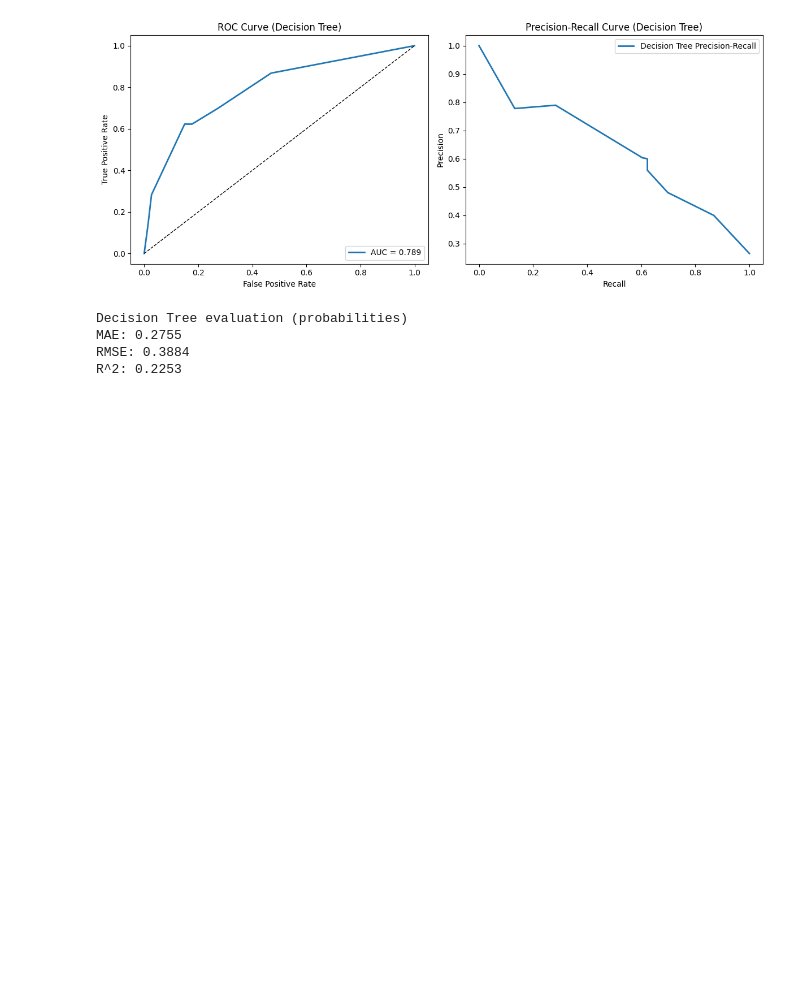
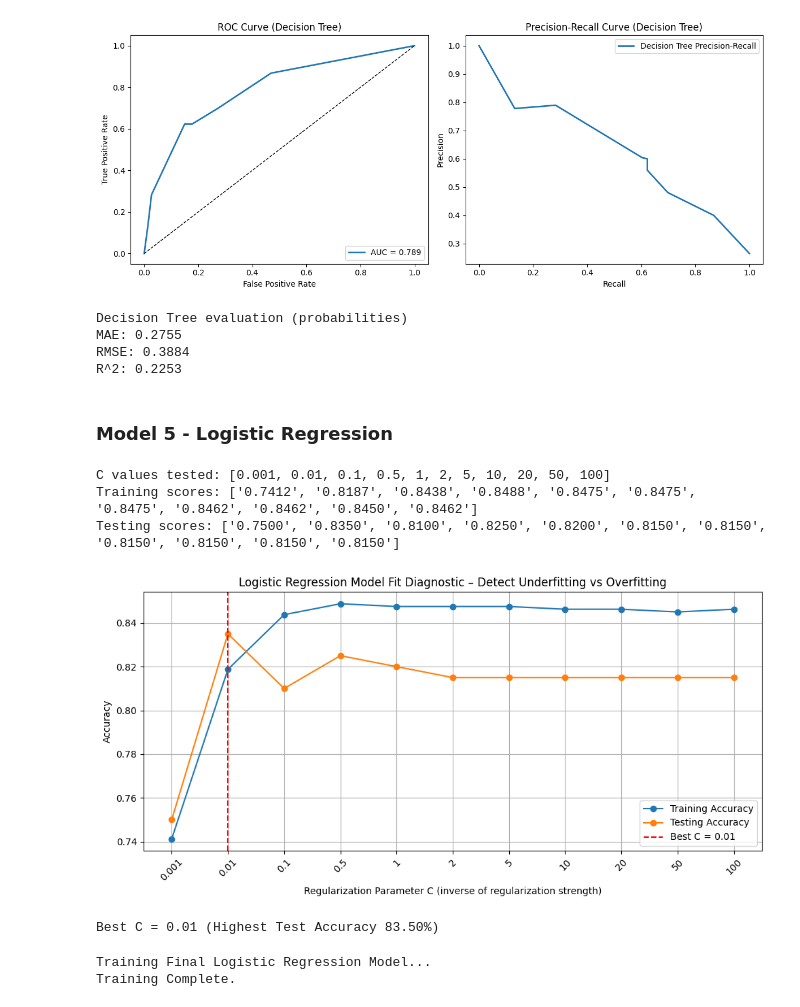
Before and after one commit to PoisonDarterz/wie3007_assignment, a Jupyter notebook: group_project.ipynb, the cells around one changed output. Saved outputs shown, nothing was run; the diff lists cells and outputs as text; code cells hidden in the pictures; blank space fills up the shorter version.

Commit message:
Implement logistic regression

```diff
--- a/group_project.ipynb
+++ b/group_project.ipynb
@@ -1318,3 +1319,71 @@ Decision Tree evaluation (probabilities)
 MAE: 0.2755
 RMSE: 0.3884
 R^2: 0.2253
+# %% [markdown]
+### Model 5 - Logistic Regression
+# %%
+# Check for Underfit/Overfit using different C values (regularization strength)
+# C is the inverse of regularization: smaller C = stronger regularization (simpler model)
+# Logarithmic scale from 0.001 to 100
+c_values = [0.001, 0.01, 0.1, 0.5, 1, 2, 5, 10, 20, 50, 100]
+train_scores = []
+test_scores = []
+
+for c in c_values:
+    lr_pipeline = Pipeline([
+        ('scaler', StandardScaler()),
+        ('lr', LogisticRegression(C=c, max_iter=1000, random_state=42, solver='lbfgs'))
+    ])
+
+    lr_pipeline.fit(X_train, y_train)
+
+    train_acc = lr_pipeline.score(X_train, y_train)
+    test_acc  = lr_pipeline.score(X_test, y_test)
+
+    train_scores.append(train_acc)
+    test_scores.append(test_acc)
+
+print("C values tested:", c_values)
+print("Training scores:", [f"{s:.4f}" for s in train_scores])
+print("Testing scores:", [f"{s:.4f}" for s in test_scores])
+# %% [output]
+C values tested: [0.001, 0.01, 0.1, 0.5, 1, 2, 5, 10, 20, 50, 100]
+Training scores: ['0.7412', '0.8187', '0.8438', '0.8488', '0.8475', '0.8475', '0.8475', '0.8462', '0.8462', '0.8450', '0.8462']
+Testing scores: ['0.7500', '0.8350', '0.8100', '0.8250', '0.8200', '0.8150', '0.8150', '0.8150', '0.8150', '0.8150', '0.8150']
+# %%
+# Plot Training vs Testing Accuracy
+plt.figure(figsize=(10,5))
+plt.plot(range(len(c_values)), train_scores, label="Training Accuracy", marker='o')
+plt.plot(range(len(c_values)), test_scores, label="Testing Accuracy", marker='o')
+
+best_idx = np.argmax(test_scores)
+plt.axvline(x=best_idx, color='red', linestyle='--',
+            label=f"Best C = {c_values[best_idx]}")
+
+plt.xticks(range(len(c_values)), [f"{c}" for c in c_values], rotation=45)
+plt.title("Logistic Regression Model Fit Diagnostic – Detect Underfitting vs Overfitting")
+plt.xlabel("Regularization Parameter C (inverse of regularization strength)")
+plt.ylabel("Accuracy")
+plt.legend()
+plt.grid(True)
+plt.tight_layout()
+plt.show()
+
+print(f"Best C = {c_values[best_idx]} (Highest Test Accuracy {max(test_scores):.2%})")
+# %% [output]
+[figure, added]
+Best C = 0.01 (Highest Test Accuracy 83.50%)
+# %%
+# Train Final Model using Best C
+best_c = c_values[best_idx]
+lr_pipeline = Pipeline([
+    ('scaler', StandardScaler()),
+    ('lr', LogisticRegression(C=best_c, max_iter=1000, random_state=42, solver='lbfgs'))
+])
+
+print("\nTraining Final Logistic Regression Model...")
+lr_pipeline.fit(X_train, y_train)
+print("Training Complete.")
+# %% [output]
+Training Final Logistic Regression Model...
+Training Complete.
```
Also changed, not shown: parts of 1 cell of this notebook.
